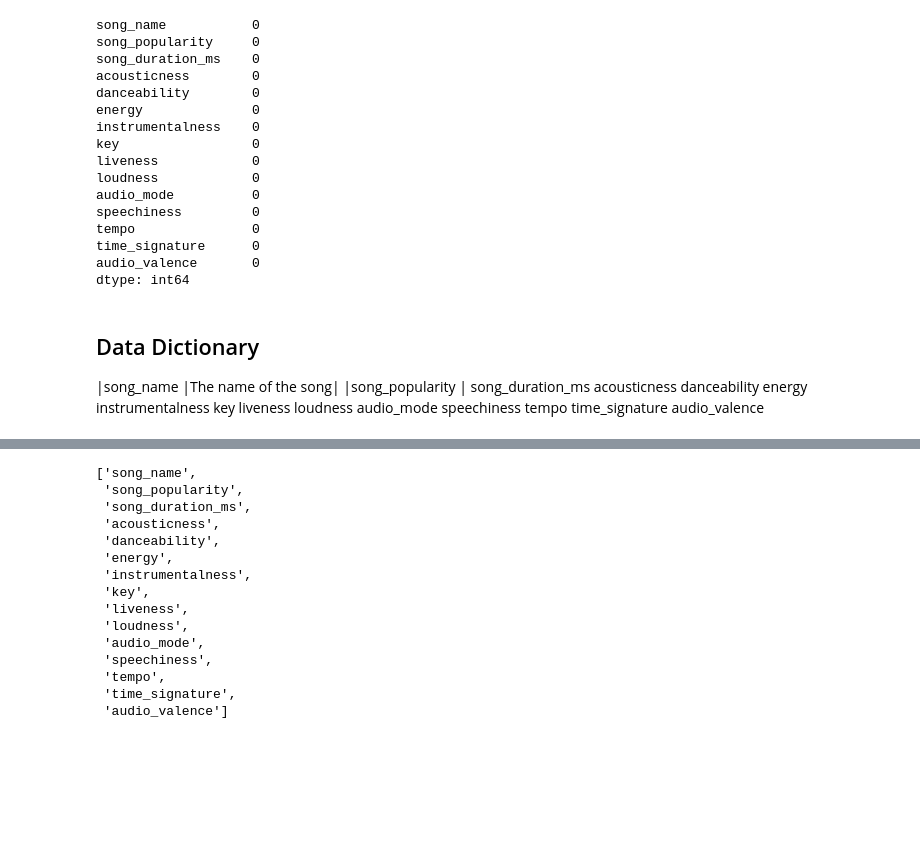
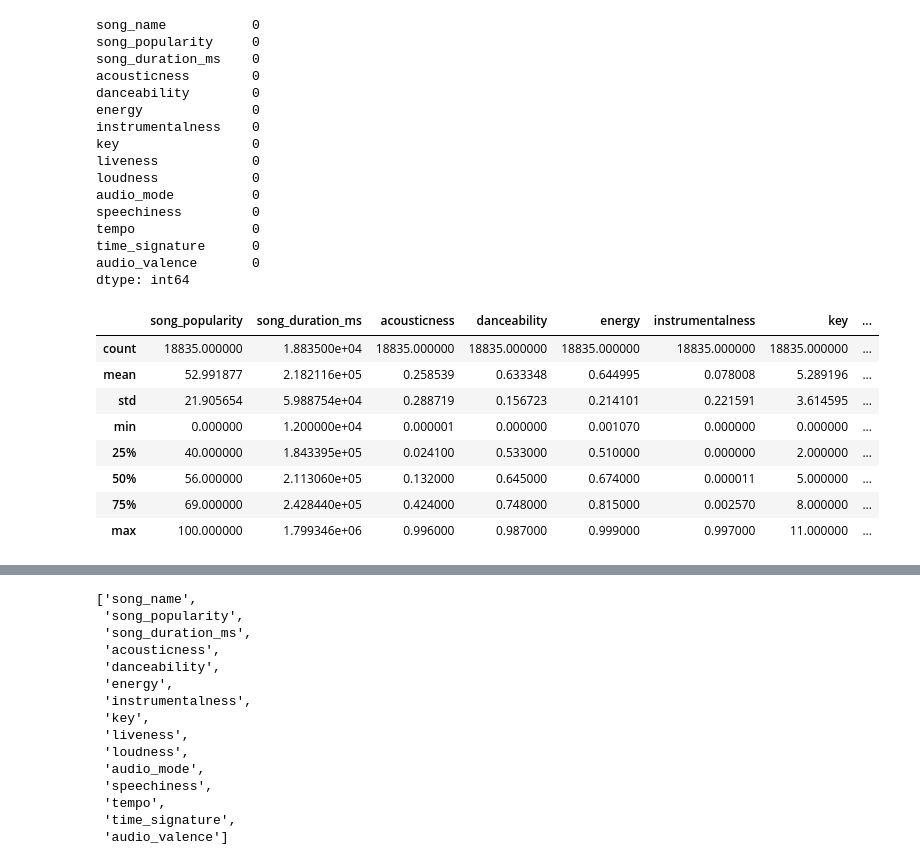
Before and after one commit to Yvette-Ibarra/song_popularity_prediction, a Jupyter notebook: workbook1_song_popularity.ipynb, the cells around one changed output, grey strips where cells are left out. Drawn from its saved outputs; the diff is of its cells as text; code cells hidden in the pictures; blank space fills up the shorter version.

```diff
--- a/workbook1_song_popularity.ipynb
+++ b/workbook1_song_popularity.ipynb
@@ -46,20 +49,15 @@ tempo               0
 time_signature      0
 audio_valence       0
 dtype: int64
-# %% [markdown]
-## Data Dictionary
-|song_name |The name of the song|
- |song_popularity |
- song_duration_ms
- acousticness
- danceability
- energy
- instrumentalness
- key
- liveness
- loudness
- audio_mode
- speechiness
- tempo
- time_signature
- audio_valence
+# %%
+df.describe()
+# %% [output]
+|  | song_popularity | song_duration_ms | acousticness | danceability | energy | instrumentalness | key | ... |
+| count | 18835.000000 | 1.883500e+04 | 18835.000000 | 18835.000000 | 18835.000000 | 18835.000000 | 18835.000000 | ... |
+| mean | 52.991877 | 2.182116e+05 | 0.258539 | 0.633348 | 0.644995 | 0.078008 | 5.289196 | ... |
+| std | 21.905654 | 5.988754e+04 | 0.288719 | 0.156723 | 0.214101 | 0.221591 | 3.614595 | ... |
+| min | 0.000000 | 1.200000e+04 | 0.000001 | 0.000000 | 0.001070 | 0.000000 | 0.000000 | ... |
+| 25% | 40.000000 | 1.843395e+05 | 0.024100 | 0.533000 | 0.510000 | 0.000000 | 2.000000 | ... |
+| 50% | 56.000000 | 2.113060e+05 | 0.132000 | 0.645000 | 0.674000 | 0.000011 | 5.000000 | ... |
+| 75% | 69.000000 | 2.428440e+05 | 0.424000 | 0.748000 | 0.815000 | 0.002570 | 8.000000 | ... |
+| max | 100.000000 | 1.799346e+06 | 0.996000 | 0.987000 | 0.999000 | 0.997000 | 11.000000 | ... |
```
Also changed, not shown: parts of 18 cells of this notebook.
